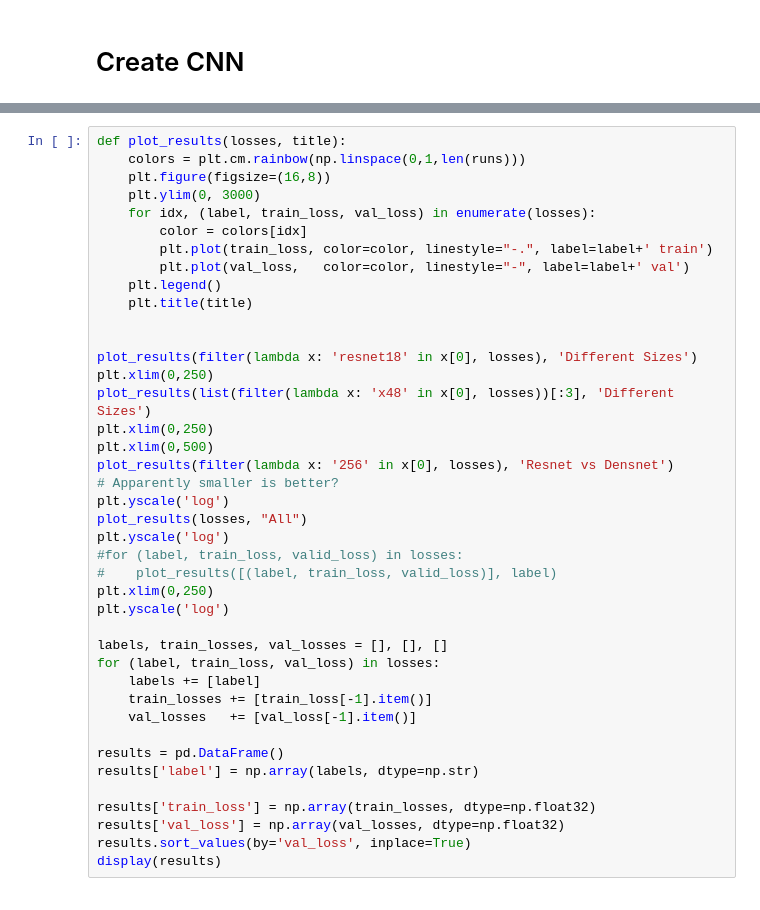
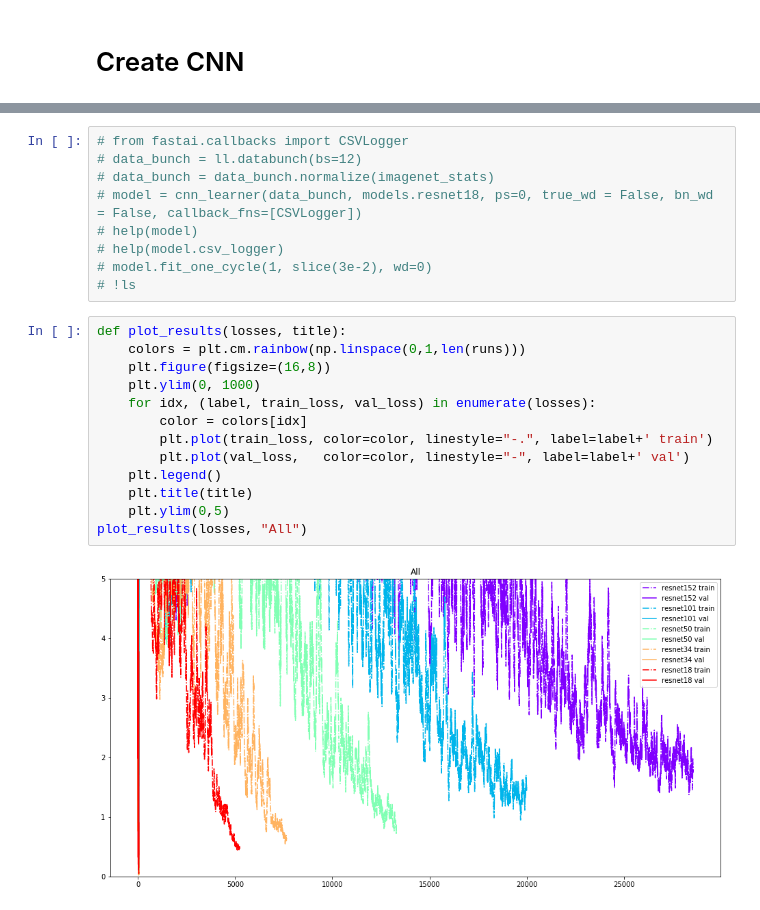
Before and after one commit to marianokamp/play, a Jupyter notebook: cams/counting_rectangles/count_rectangles_comparing_architectures.ipynb, the cells around one changed output, grey strips where cells are left out. Saved outputs shown, nothing was run; the diff lists cells and outputs as text.

```diff
--- a/cams/counting_rectangles/count_rectangles_comparing_architectures.ipynb
+++ b/cams/counting_rectangles/count_rectangles_comparing_architectures.ipynb
@@ -102,41 +189,24 @@ Starting resnet101.
+# %%
+# from fastai.callbacks import CSVLogger
+# data_bunch = ll.databunch(bs=12)
+# data_bunch = data_bunch.normalize(imagenet_stats)
+# model = cnn_learner(data_bunch, models.resnet18, ps=0, true_wd = False, bn_wd = False, callback_fns=[CSVLogger])
+# help(model)
+# help(model.csv_logger)
+# model.fit_one_cycle(1, slice(3e-2), wd=0)
+# !ls
 # %%
 def plot_results(losses, title):
     colors = plt.cm.rainbow(np.linspace(0,1,len(runs)))
     plt.figure(figsize=(16,8))
-    plt.ylim(0, 3000)
+    plt.ylim(0, 1000)
     for idx, (label, train_loss, val_loss) in enumerate(losses):
         color = colors[idx]
         plt.plot(train_loss, color=color, linestyle="-.", label=label+' train')
         plt.plot(val_loss,   color=color, linestyle="-", label=label+' val')
     plt.legend()
     plt.title(title)
-
-
-plot_results(filter(lambda x: 'resnet18' in x[0], losses), 'Different Sizes')
-plt.xlim(0,250)
-plot_results(list(filter(lambda x: 'x48' in x[0], losses))[:3], 'Different Sizes')
-plt.xlim(0,250)
-plt.xlim(0,500)
-plot_results(filter(lambda x: '256' in x[0], losses), 'Resnet vs Densnet')
-# Apparently smaller is better?
-plt.yscale('log')
+    plt.ylim(0,5)
 plot_results(losses, "All")
-plt.yscale('log')
-#for (label, train_loss, valid_loss) in losses:
-#    plot_results([(label, train_loss, valid_loss)], label)
-plt.xlim(0,250)
-plt.yscale('log')
-
-labels, train_losses, val_losses = [], [], []
-for (label, train_loss, val_loss) in losses:
-    labels += [label]
-    train_losses += [train_loss[-1].item()]
-    val_losses   += [val_loss[-1].item()]
-
-results = pd.DataFrame()
-results['label'] = np.array(labels, dtype=np.str)
-
-results['train_loss'] = np.array(train_losses, dtype=np.float32)
-results['val_loss'] = np.array(val_losses, dtype=np.float32)
-results.sort_values(by='val_loss', inplace=True)
-display(results)
+# %% [output]
+[figure, added]
```
Also changed, not shown: parts of 7 cells of this notebook.
